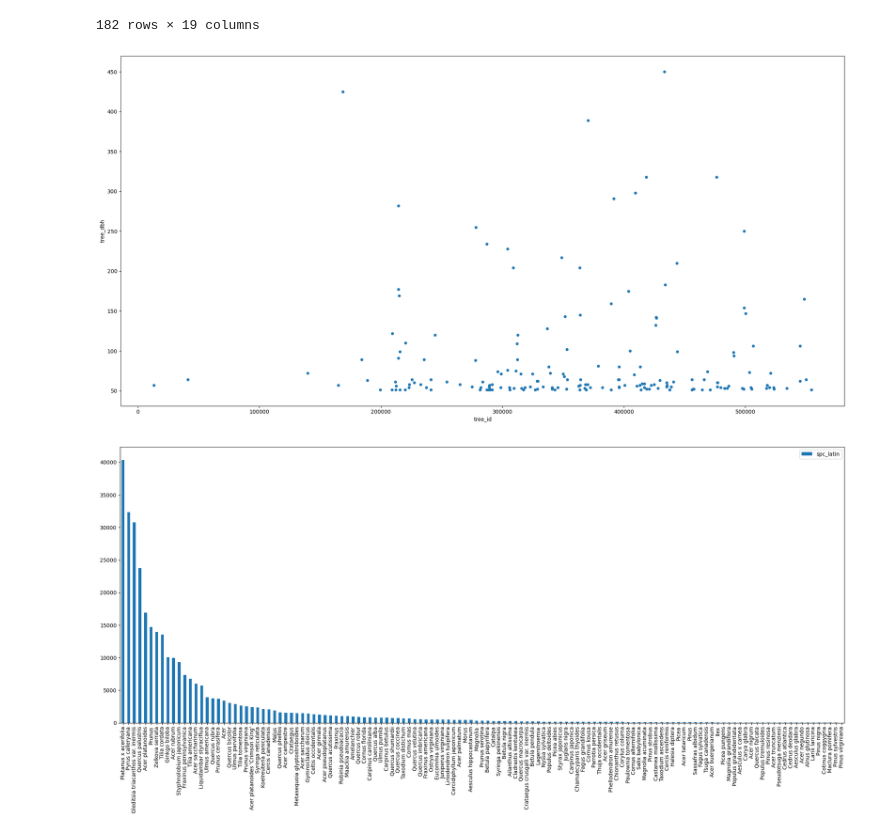
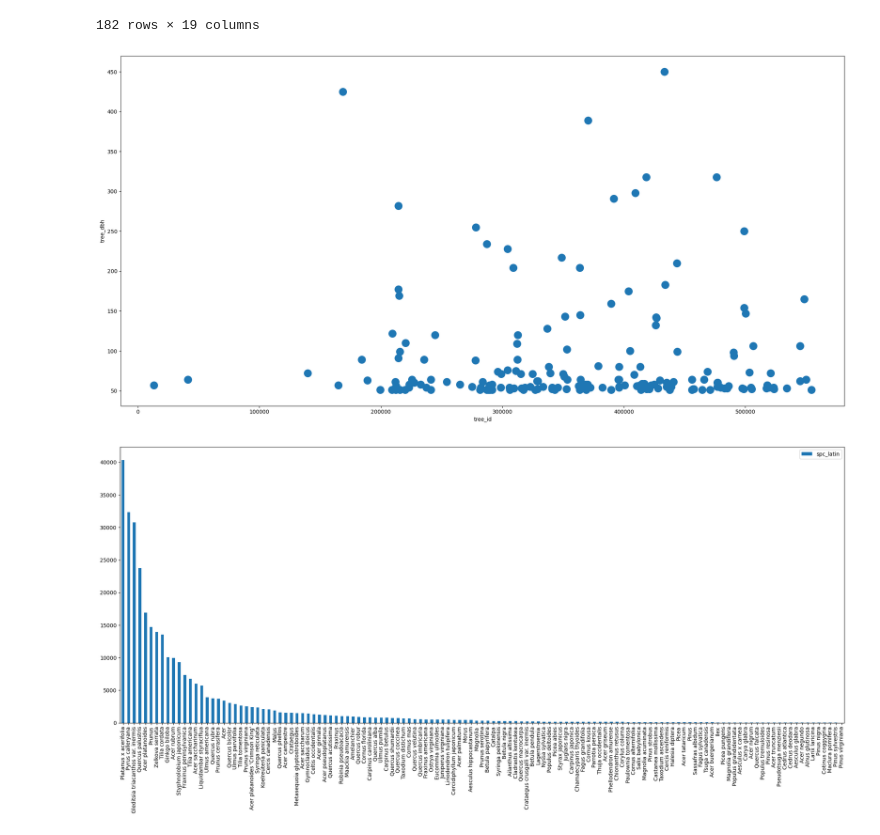
Before and after one commit to AiJared/Data-Exploration-And-Cleaning, a Jupyter notebook: Data Exploration and Cleaning.ipynb, the cells around one changed output. Saved outputs shown, nothing was run; the diff lists cells and outputs as text; code cells hidden in the pictures.

```diff
--- a/Data Exploration and Cleaning.ipynb
+++ b/Data Exploration and Cleaning.ipynb
@@ -164,8 +176,9 @@ big_trees
 | 332763 | 545047 | 106.0 | 0.0 | OnCurb | Alive | Good | Zelkova serrata | 1or2 | NoDamage | None | ... |
 182 rows × 19 columns
 # %%
-big_trees[["tree_id", "tree_dbh"]].plot(kind="scatter", x="tree_id", y="tree_dbh", figsize=(20,10))
+# a scatter plot of big trees based on tree_id and tree_dbh while checking for outliers
+big_trees[["tree_id", "tree_dbh"]].plot(kind="scatter", x="tree_id", y="tree_dbh", s=200, figsize=(20,10))
 save_fig("trees_with_large_diameters")
 # %% [output]
-[figure, old version]
+[figure, new version]
 # %%
```
Also changed, not shown: parts of 41 cells of this notebook, 1 other file.
